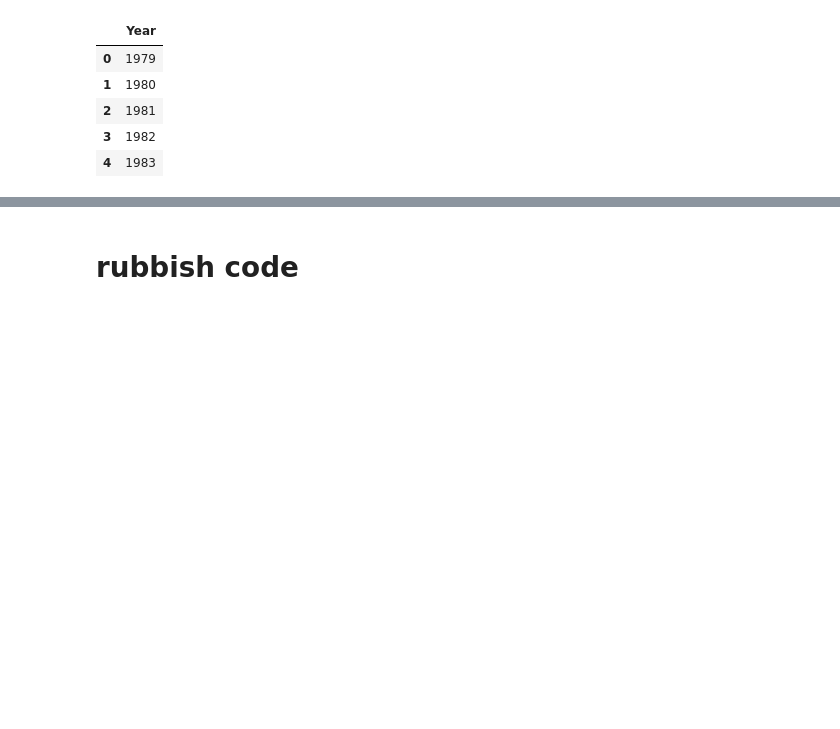
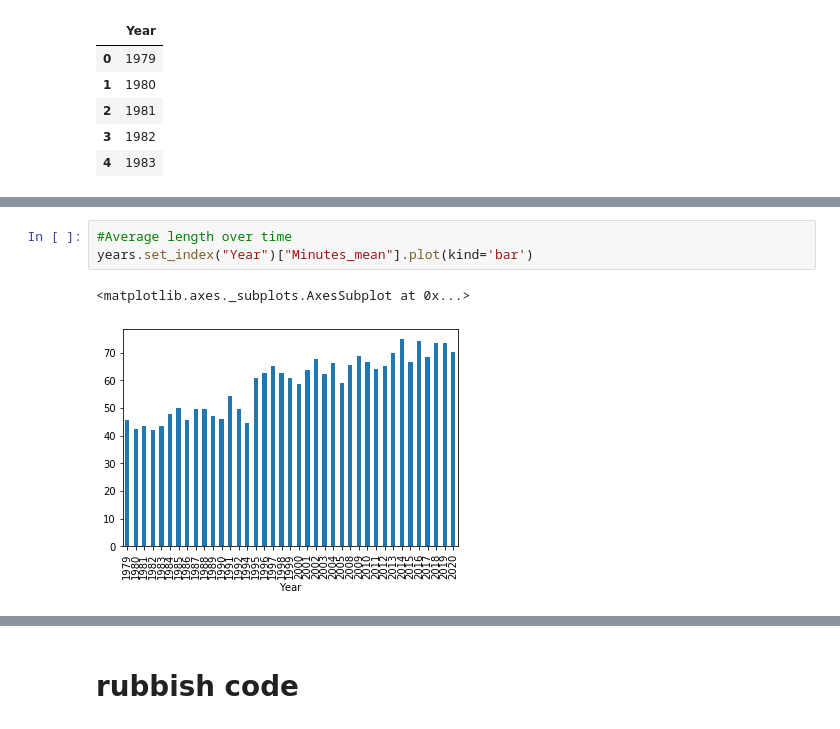
Before and after one commit to Lisa-Ho/three-investigators, a Jupyter notebook: notebooks/three-investigators-part-II.ipynb, the cells around one changed output, grey strips where cells are left out. Cells and saved outputs as stored; diff of their text form; blank space fills up the shorter version.

```diff
--- a/notebooks/three-investigators-part-II.ipynb
+++ b/notebooks/three-investigators-part-II.ipynb
@@ -638,0 +215,6 @@ years.head()
+# %%
+#Average length over time
+years.set_index("Year")["Minutes_mean"].plot(kind='bar')
+# %% [output]
+<matplotlib.axes._subplots.AxesSubplot at 0x...>
+[figure, added]
```
Also changed, not shown: parts of 67 cells of this notebook.
